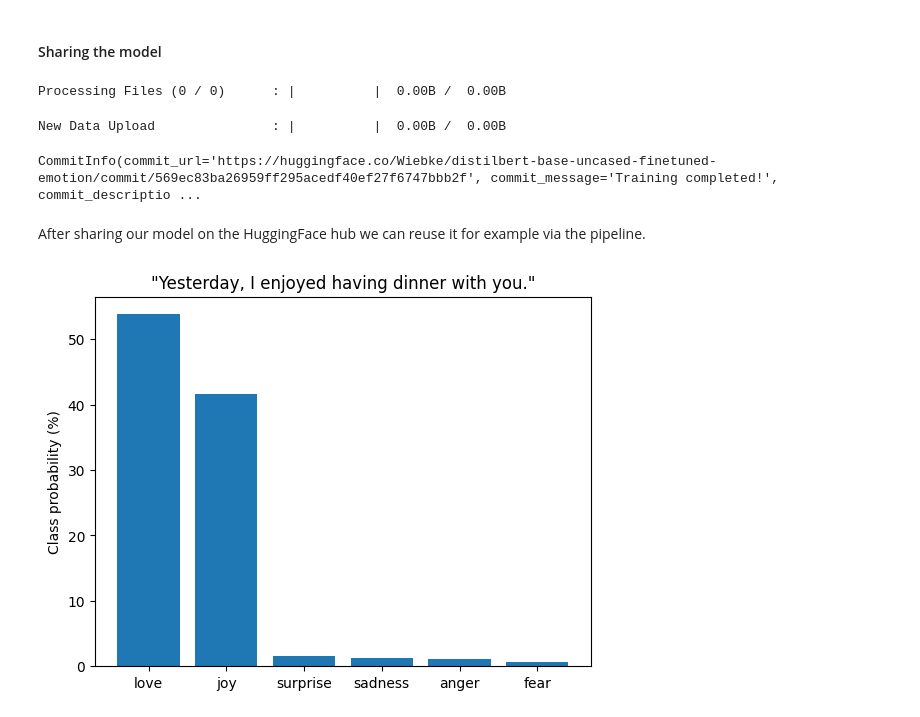
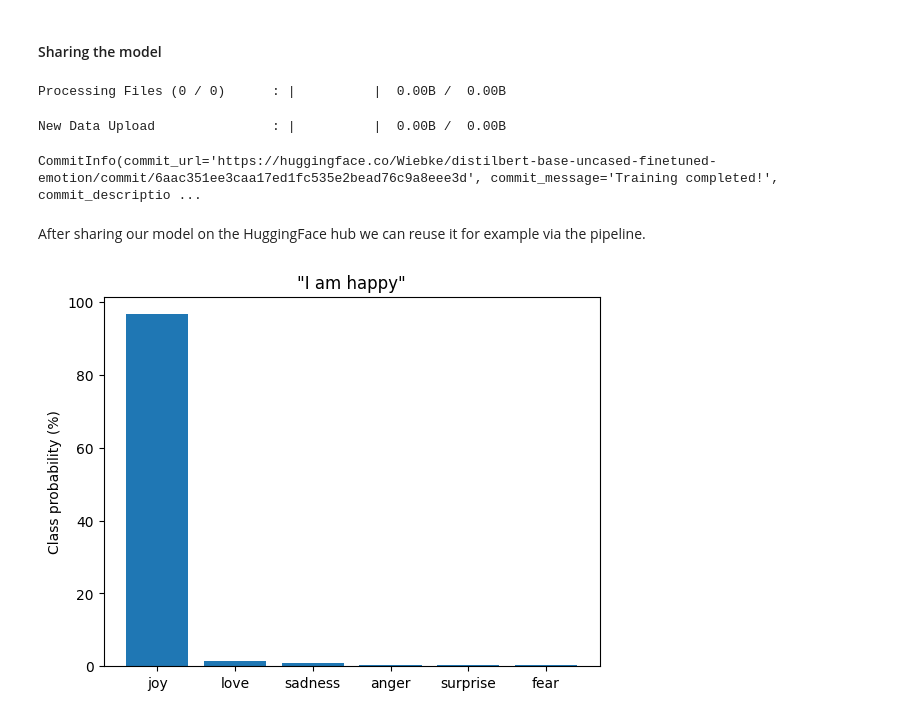
Before and after one commit to WiebkePetersen/TeachingTransformer, a Jupyter notebook: ClassificationProjectTutorial.ipynb, the cells around one changed output. Cells and saved outputs as stored; diff of their text form; code cells hidden in the pictures.

```diff
--- a/ClassificationProjectTutorial.ipynb
+++ b/ClassificationProjectTutorial.ipynb
@@ -678,0 +667,4 @@ plt.show()
+# %%
+from sklearn.decomposition import PCA
+pca = PCA(n_components=2)
+pca_emb = pca.fit_transform(X_scaled)
@@ -678,0 +681,4 @@ plt.show()
+# %%
+df_embpca = pd.DataFrame(pca_emb, columns=["X", "Y"])
+df_embpca["label"] = y_train
+df_embpca.head()
@@ -678,0 +692,15 @@ plt.show()
+# %%
+fig, axes = plt.subplots(2, 3, figsize=(7,5))
+axes = axes.flatten()
+cmaps = ["Greys", "Blues", "Oranges", "Reds", "Purples", "Greens"]
+labels = emotions["train"].features["label"].names
+
+for i, (label, cmap) in enumerate(zip(labels, cmaps)):
+    df_emb_sub_pca = df_embpca.query(f"label == {i}")
+    axes[i].hexbin(df_emb_sub_pca["X"], df_emb_sub_pca["Y"], cmap=cmap,
+                   gridsize=20, linewidths=(0,))
+    axes[i].set_title(label)
+    axes[i].set_xticks([]), axes[i].set_yticks([])
+
+plt.tight_layout()
+plt.show()
@@ -1010,7 +1037,7 @@ trainer.push_to_hub(commit_message="Training completed!")
 # %% [output]
 Processing Files (0 / 0)      : |          |  0.00B /  0.00B
 New Data Upload               : |          |  0.00B /  0.00B
-CommitInfo(commit_url='https://huggingface.co/Wiebke/distilbert-base-uncased-finetuned-emotion/commit/569ec83ba26959ff295acedf40ef27f6747bbb2f', commit_message='Training completed!', commit_descriptio ...
+CommitInfo(commit_url='https://huggingface.co/Wiebke/distilbert-base-uncased-finetuned-emotion/commit/6aac351ee3caa17ed1fc535e2bead76c9a8eee3d', commit_message='Training completed!', commit_descriptio ...
 # %% [markdown]
 After sharing our model on the HuggingFace hub we can reuse it for example via the pipeline.
 # %%
@@ -1021,28 +1048,28 @@ from transformers import pipeline
 model_id = "Wiebke/distilbert-base-uncased-finetuned-emotion"
 classifier = pipeline("text-classification", model=model_id)
 # %%
-my_test_text = "Yesterday, I enjoyed having dinner with you."
+my_test_text = "I am happy"
 
 # Add top_k=None to ensure all scores for all classes are returned
 preds = classifier(my_test_text, return_all_scores=True, top_k=None)
 
 # pd.DataFrame(preds) will correctly create a DataFrame from the list of dictionaries
 preds_df = pd.DataFrame(preds)
 
 # Create an id2label mapping for the pipeline (somehow that was not saved with the model)
 labels = emotions["train"].features["label"].names
 id2label_mapping = {i: label for i, label in enumerate(labels)}
 
 # Map the 'LABEL_X' names to the actual emotion labels
 # 'labels' variable is available from previous cells: ['sadness', 'joy', 'love', 'anger', 'fear', 'surprise']
 preds_df["label"] = preds_df["label"].apply(lambda x: id2label_mapping[int(x.split('_')[1])])
 
 # Sort by score for better visualization if desired
 preds_df = preds_df.sort_values(by="score", ascending=False)
 
 plt.bar(preds_df["label"], 100 * preds_df["score"], color='C0')
 plt.title(f'"{my_test_text}"')
 plt.ylabel("Class probability (%)")
 plt.show()
 # %% [output]
-[figure, old version]
+[figure, new version]
```
Also changed, not shown: parts of 19 cells of this notebook.
